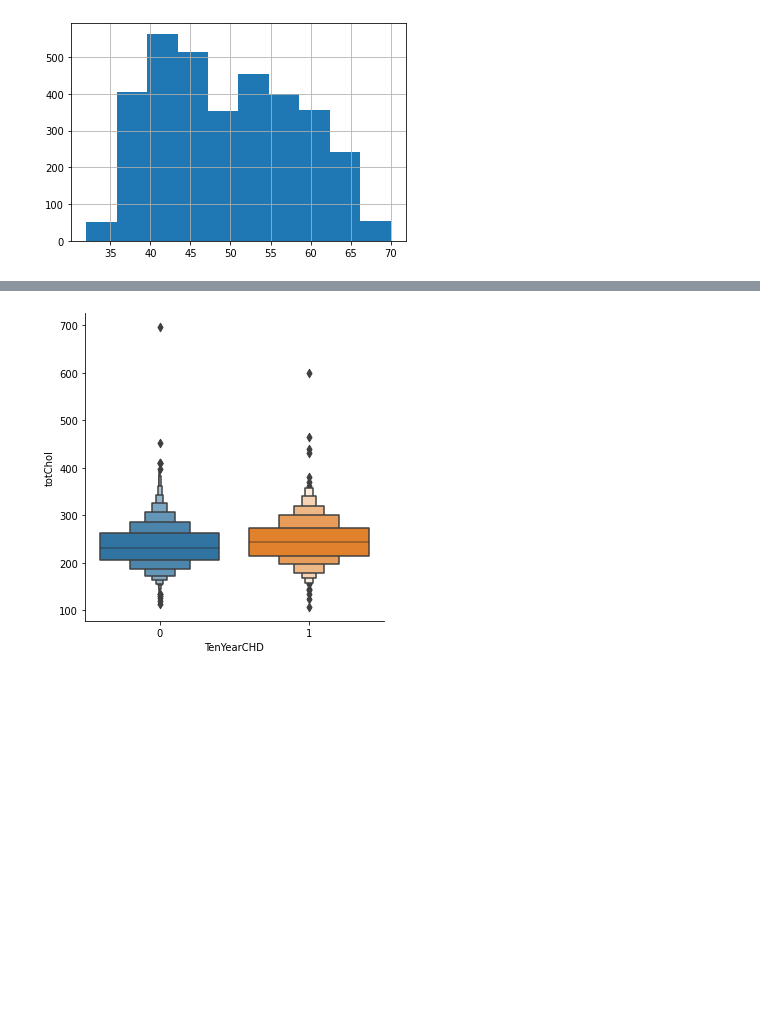
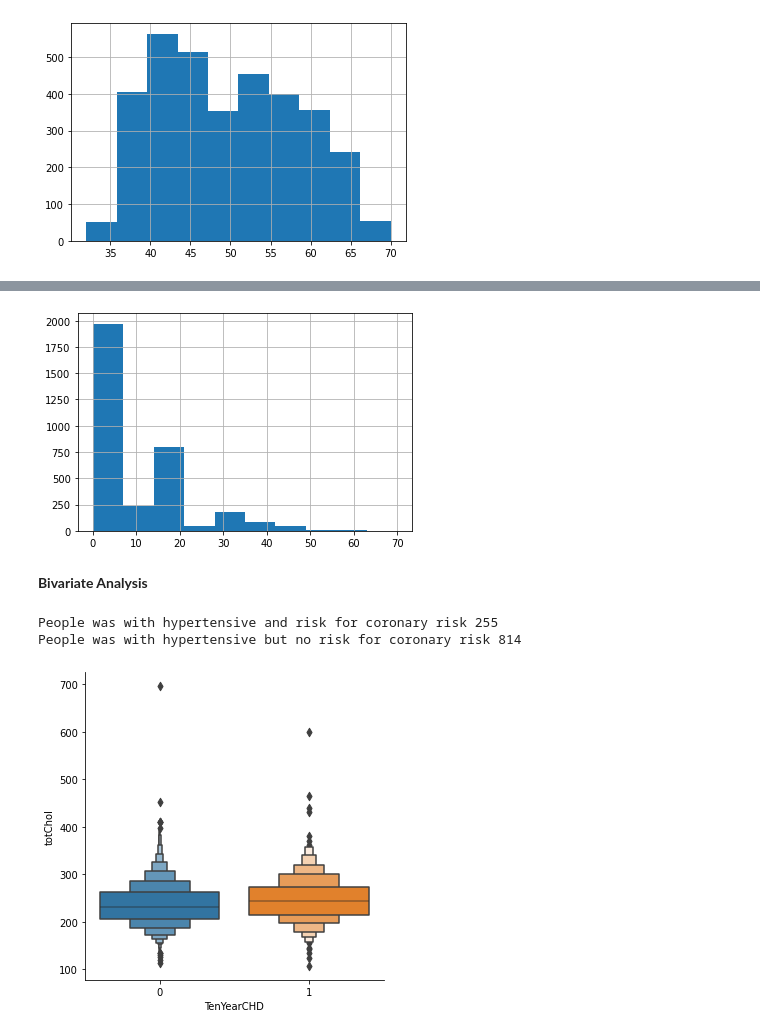
Before and after one commit to Aayushi4925/cardiovasular, a Jupyter notebook: cardiovascular_risk.ipynb, the cells around one changed output, grey strips where cells are left out. Saved outputs shown, nothing was run; the diff lists cells and outputs as text; code cells hidden in the pictures; blank space fills up the shorter version.

```diff
--- a/cardiovascular_risk.ipynb
+++ b/cardiovascular_risk.ipynb
@@ -204,3 +203,22 @@ hist('age')
+# %%
+hist('cigsPerDay')
+# %% [output]
+[figure, added]
+# %% [markdown]
+**Bivariate Analysis**
+# %%
+yes=0
+no=0
+for i,j in zip(df_temp['TenYearCHD'],df_temp['prevalentHyp']):
+    if(i==1 and j==1):
+        yes+=1
+    elif(i==0 and j==1):
+        no+=1
+print('People was with hypertensive and risk for coronary risk',yes)
+print('People was with hypertensive but no risk for coronary risk',no)
+# %% [output]
+People was with hypertensive and risk for coronary risk 255
+People was with hypertensive but no risk for coronary risk 814
 # %%
 def catplot(col1,col2):
   sns.catplot(x=col1,y=col2,kind='boxen',data=df_temp)
```
Also changed, not shown: parts of 28 cells of this notebook.
